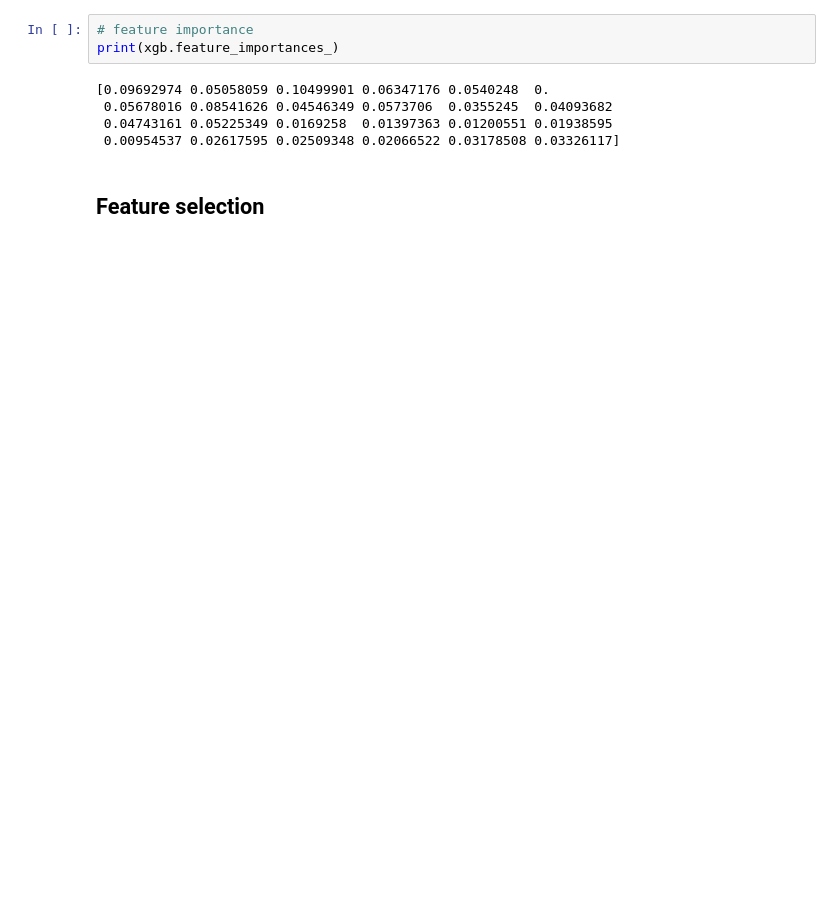
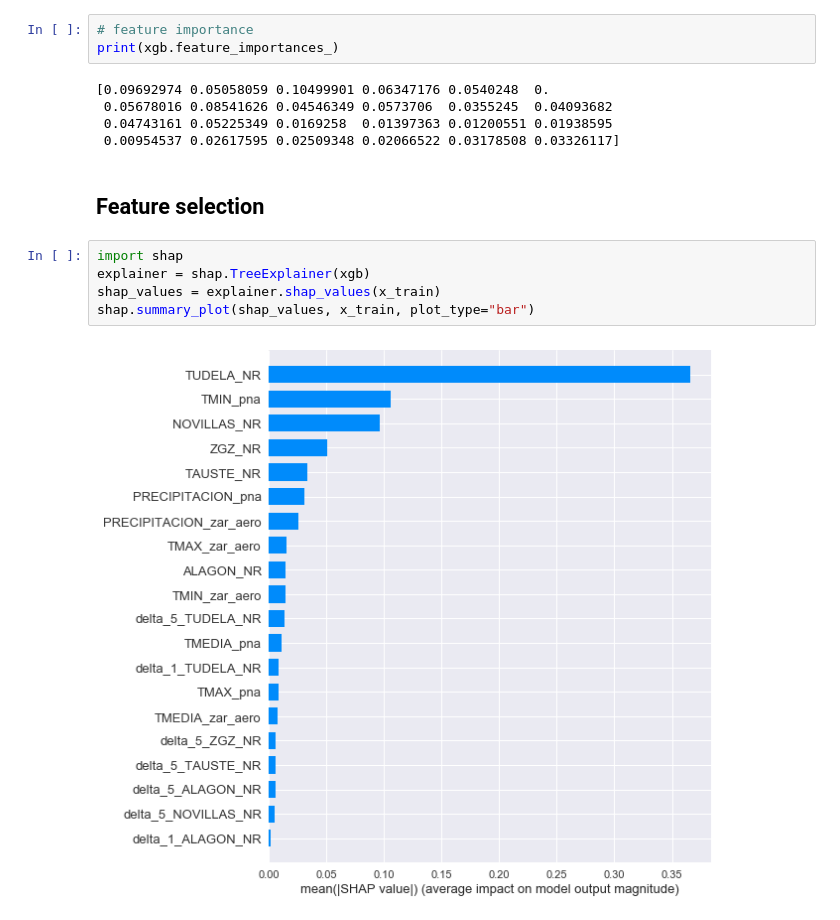
Before and after one commit to mlopezcaballero/Apsu, a Jupyter notebook: notebooks/data_preparation.ipynb, the cells around one changed output. Saved outputs shown, nothing was run; the diff lists cells and outputs as text; blank space fills up the shorter version.

```diff
--- a/notebooks/data_preparation.ipynb
+++ b/notebooks/data_preparation.ipynb
@@ -409,3 +410,10 @@ print(xgb.feature_importances_)
  0.00954537 0.02617595 0.02509348 0.02066522 0.03178508 0.03326117]
 # %% [markdown]
 ## Feature selection <a class="anchor" id="fourth-bullet"></a>
+# %%
+import shap
+explainer = shap.TreeExplainer(xgb)
+shap_values = explainer.shap_values(x_train)
+shap.summary_plot(shap_values, x_train, plot_type="bar")
+# %% [output]
+[figure, added]
```
Also changed, not shown: parts of 10 cells of this notebook.
